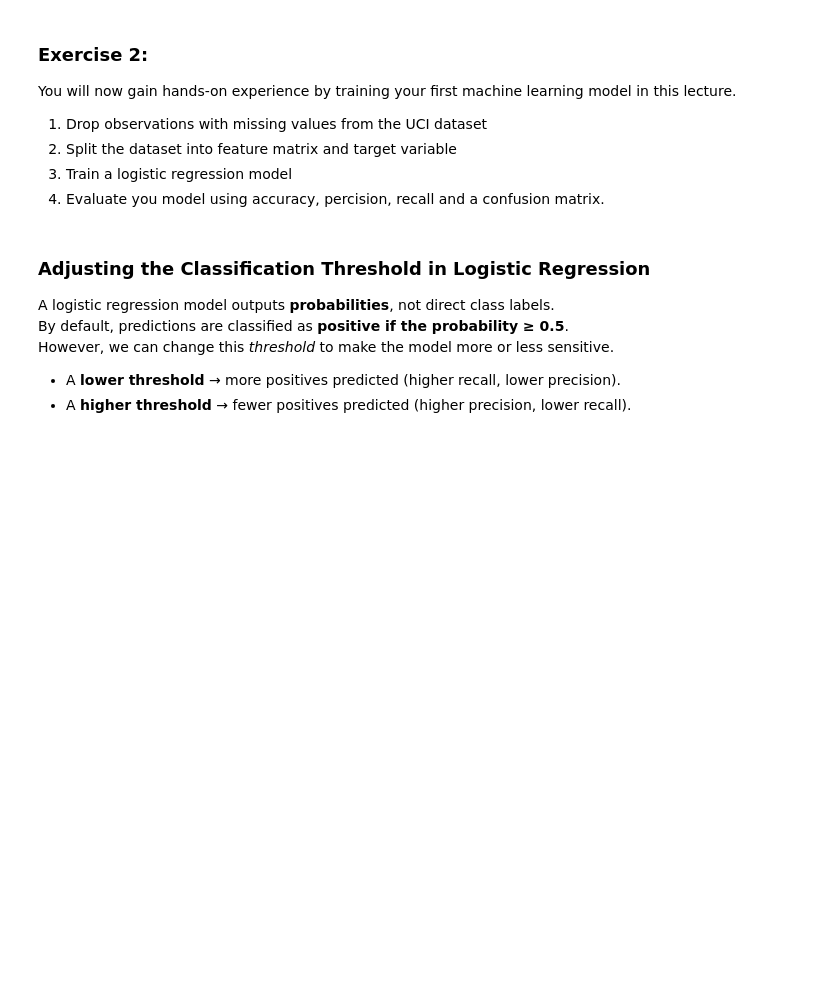
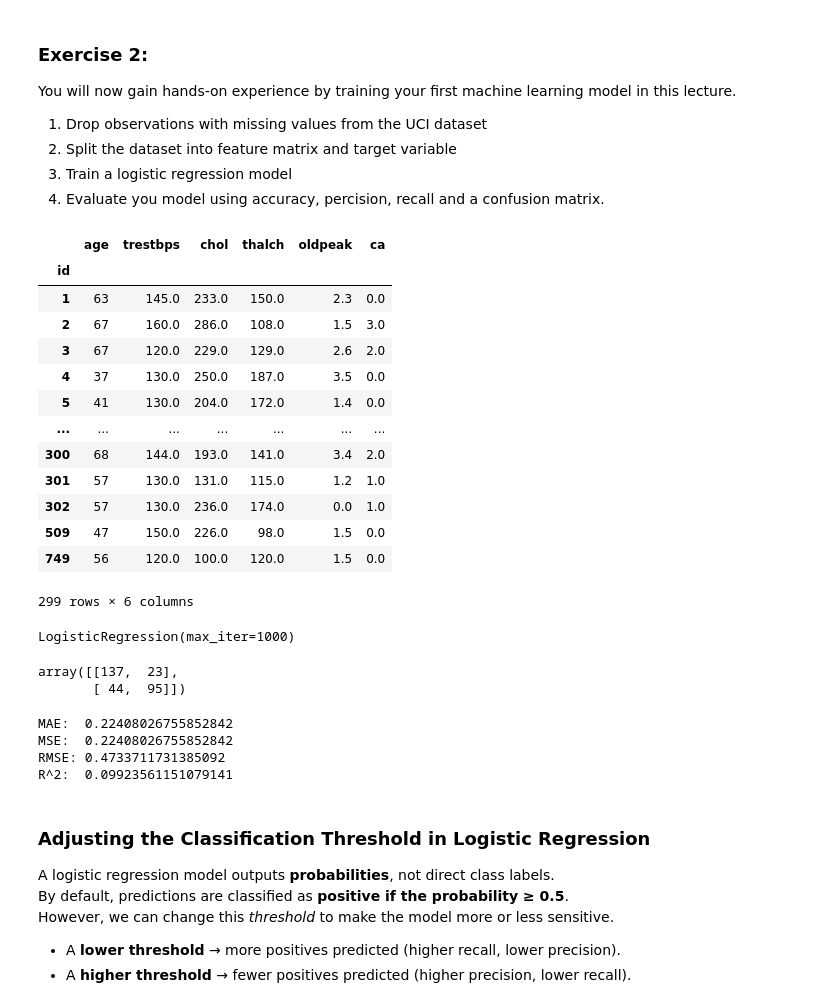
Before and after one commit to Anton-Schwarzer/ML-for-Buisness-Analytics, a Jupyter notebook: 05_Exercise.ipynb, the cells around one changed output. Drawn from its saved outputs; the diff is of its cells as text; code cells hidden in the pictures; blank space fills up the shorter version.

```diff
--- a/05_Exercise.ipynb
+++ b/05_Exercise.ipynb
@@ -614,12 +614,47 @@ You will now gain hands-on experience by training your first machine learning mo
 4. Evaluate you model using accuracy, percision, recall and a confusion matrix.
 # %%
 # Drop missing values and split to feature matrix and target variable
+df_uci_complete = df_uci.dropna()
+
+X_uci = df_uci_complete.select_dtypes('number')
+y_uci = df_uci_complete['num']
+X_uci
+# %% [output]
+|  | age | trestbps | chol | thalch | oldpeak | ca |
+| id |  |  |  |  |  |  |
+| 1 | 63 | 145.0 | 233.0 | 150.0 | 2.3 | 0.0 |
+| 2 | 67 | 160.0 | 286.0 | 108.0 | 1.5 | 3.0 |
+| 3 | 67 | 120.0 | 229.0 | 129.0 | 2.6 | 2.0 |
+| 4 | 37 | 130.0 | 250.0 | 187.0 | 3.5 | 0.0 |
+| 5 | 41 | 130.0 | 204.0 | 172.0 | 1.4 | 0.0 |
+| ... | ... | ... | ... | ... | ... | ... |
+| 300 | 68 | 144.0 | 193.0 | 141.0 | 3.4 | 2.0 |
+| 301 | 57 | 130.0 | 131.0 | 115.0 | 1.2 | 1.0 |
+| 302 | 57 | 130.0 | 236.0 | 174.0 | 0.0 | 1.0 |
+| 509 | 47 | 150.0 | 226.0 | 98.0 | 1.5 | 0.0 |
+| 749 | 56 | 120.0 | 100.0 | 120.0 | 1.5 | 0.0 |
+299 rows × 6 columns
 # %%
-# Fit the model
+# Fit the
+log_reg = LogisticRegression(max_iter=1000)
+log_reg.fit(X_uci, y_uci)
+# %% [output]
+LogisticRegression(max_iter=1000)
 # %%
 # Make predictions and compute the confusion matrix
+y_pred = log_reg.predict(X_uci)
+confusion_matrix(y_uci, y_pred)
+# %% [output]
+array([[137,  23],
+       [ 44,  95]])
 # %%
 # Compute and print metrics
+evaluate(y_uci, y_pred)
+# %% [output]
+MAE:  0.22408026755852842
+MSE:  0.22408026755852842
+RMSE: 0.4733711731385092
+R^2:  0.09923561151079141
 # %% [markdown]
 ### Adjusting the Classification Threshold in Logistic Regression
 
```
Also changed, not shown: parts of 7 cells of this notebook.
